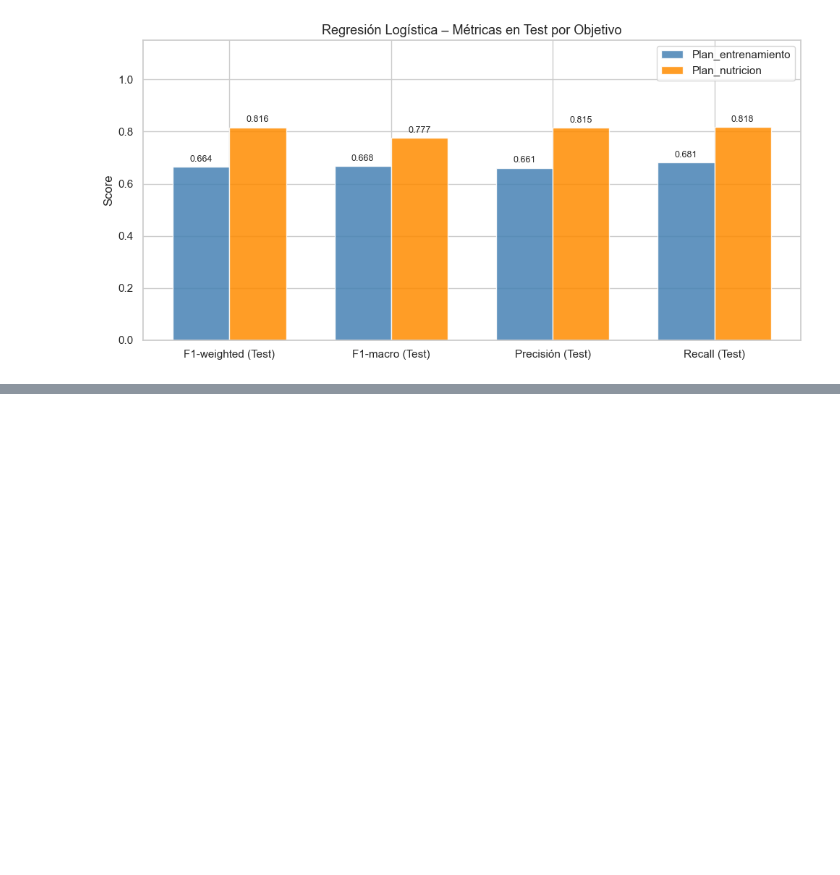
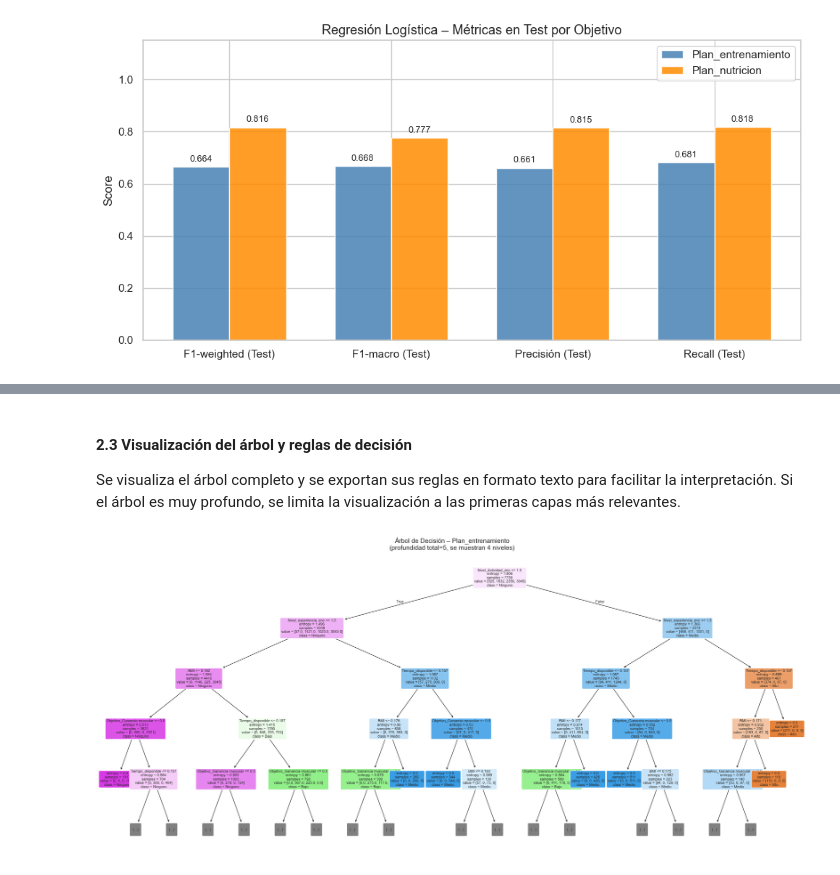
Before and after one commit to Castrux/Lab3Clasificacion, a Jupyter notebook: Lab3_Clasificacion.ipynb, the cells around one changed output, grey strips where cells are left out. Cells and saved outputs as stored; diff of their text form; code cells hidden in the pictures; blank space fills up the shorter version.

```diff
--- a/Lab3_Clasificacion.ipynb
+++ b/Lab3_Clasificacion.ipynb
@@ -689,0 +1013,39 @@ plt.show()
+# %% [markdown]
+#### 2.3 Visualización del árbol y reglas de decisión
+
+Se visualiza el árbol completo y se exportan sus reglas en formato texto para facilitar la interpretación. Si el árbol es muy profundo, se limita la visualización a las primeras capas más relevantes.
+# %%
+# Obtener nombres de features tras el preprocesamiento
+prep_ent = best_ent.named_steps['prep']
+ohe_features  = prep_ent.named_transformers_['cat_nom']['ohe'] \
+                    .get_feature_names_out(COLS_CAT_NOM).tolist()
+feature_names = COLS_NUM + COLS_BIN + ohe_features + ['Nivel_Actividad_enc', 'Nivel_experiencia_enc']
+
+dt_ent       = best_ent.named_steps['clf']
+clases_ent   = sorted(y_ent.unique())
+depth_actual = dt_ent.get_depth()
+
+# Visualización gráfica (máx. 4 niveles para legibilidad)
+depth_vis = min(depth_actual, 4)
+fig, ax = plt.subplots(figsize=(22, 10))
+plot_tree(
+    dt_ent,
+    max_depth=depth_vis,
+    feature_names=feature_names,
+    class_names=clases_ent,
+    filled=True,
+    rounded=True,
+    fontsize=8,
+    ax=ax,
+    impurity=True,
+    proportion=False
+)
+ax.set_title(
+    f'Árbol de Decisión – Plan_entrenamiento\n'
+    f'(profundidad total={depth_actual}, se muestran {depth_vis} niveles)',
+    fontsize=14
+)
+plt.tight_layout()
+plt.show()
+# %% [output]
+[figure, added]
```
Also changed, not shown: parts of 22 cells of this notebook.
